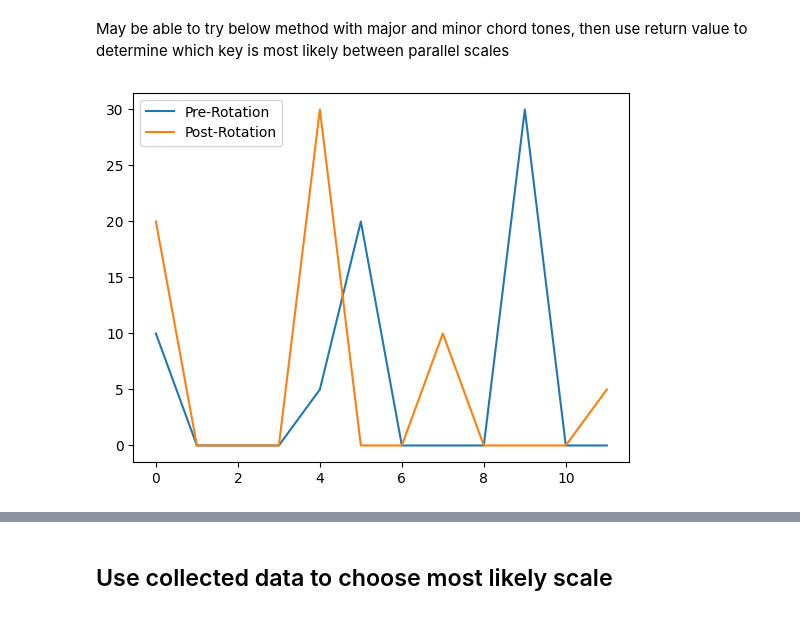
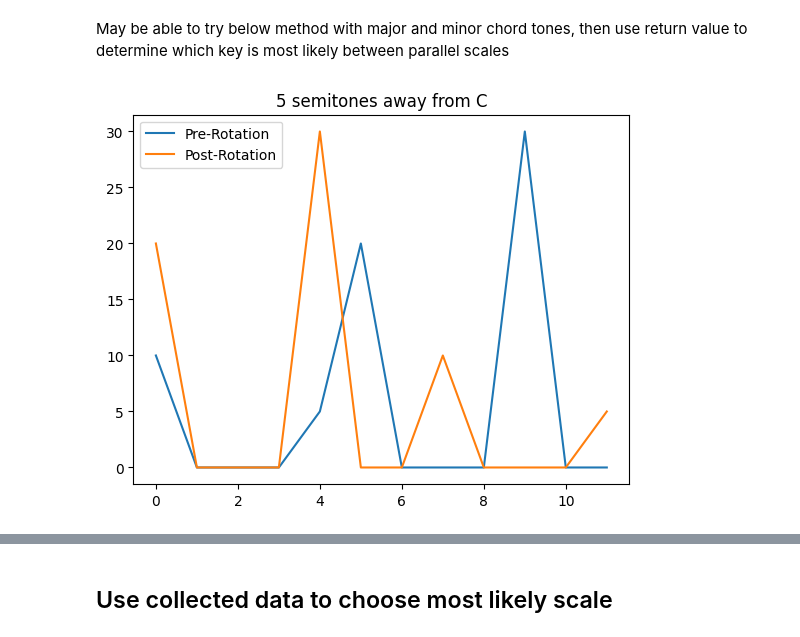
Before and after one commit to 1dagord/chord-guessr, a Jupyter notebook: PostprocessSongData.ipynb, the cells around one changed output, grey strips where cells are left out. Drawn from its saved outputs; the diff is of its cells as text; code cells hidden in the pictures.

```diff
--- a/PostprocessSongData.ipynb
+++ b/PostprocessSongData.ipynb
@@ -130,7 +130,7 @@ print(len(instrumental_data))
 # %%
 # test data reads
 
-ind = list(instrumental_data.keys())[90]
+ind = list(instrumental_data.keys())[0]
 samples, seconds = instrumental_data[ind]
 
 print(ind)
@@ -618,6 +642,9 @@ def get_closest_pitch(freq: float) -> str:
                  class and octave number
     """
     oc_freqs = get_freqs_in_octave(freq)
+    if oc_freqs.size == 0:
+        oc_freqs = get_freqs_in_octave(transpose_freq(freq))
+
     oc_freqs -= freq
     oc_freqs = np.abs(oc_freqs)
     ind = np.argmin(oc_freqs) # index of closest
@@ -792,9 +833,6 @@ def get_dist_to_C(p_vec: np.array) -> int:
 # %%
 def get_dist_to_C_with_quality(p_vec: np.array, verbose=False) -> int:
     """
-        TODO: Make the weights of chord tones depend on
-              number of distinct pitches in window
-
         Returns number of semitones to shift DOWN
         (rotate) to make most likely root index 0
 
@@ -807,7 +845,8 @@ def get_dist_to_C_with_quality(p_vec: np.array, verbose=False) -> int:
                  if major, `quality` = True
     """
     DIATONIC_WEIGHT = 1.0
-    CHROMATIC_WEIGHT = 0.05
+    CHROMATIC_WEIGHT = 0.01
+
     pitch_names = ["C", "C#/Db", "D", "D#/Eb","E",
                    "F", "F#/Gb", "G", "G#/Ab", "A",
                    "A#/Bb", "B"]
@@ -817,37 +856,40 @@ def get_dist_to_C_with_quality(p_vec: np.array, verbose=False) -> int:
     minor_chord_weights = np.array([CHROMATIC_WEIGHT]*12)
 
     # roots
-    major_chord_weights[0] = 0.6*DIATONIC_WEIGHT
-    minor_chord_weights[0] = 0.6*DIATONIC_WEIGHT
+    major_chord_weights[0] = 0.65*DIATONIC_WEIGHT
+    minor_chord_weights[0] = 0.65*DIATONIC_WEIGHT
 
     # perfect fifths
-    major_chord_weights[7] = 0.4*DIATONIC_WEIGHT
-    minor_chord_weights[7] = 0.4*DIATONIC_WEIGHT
+    major_chord_weights[7] = 0.5*DIATONIC_WEIGHT
+    minor_chord_weights[7] = 0.5*DIATONIC_WEIGHT
 
     # thirds
-    minor_chord_weights[3] = 0.9*DIATONIC_WEIGHT          # minor 3
-    major_chord_weights[4] = 0.9*DIATONIC_WEIGHT          # major 3
+    minor_chord_weights[3] = DIATONIC_WEIGHT          # minor 3
+    major_chord_weights[4] = DIATONIC_WEIGHT          # major 3
 
     # ----- Upper Chord Extensions -----
 
     # chord sevenths
-    minor_chord_weights[10] = 0.5*DIATONIC_WEIGHT    # minor 7
-    major_chord_weights[11] = 0.5*DIATONIC_WEIGHT    # major 7
+    minor_chord_weights[10] = 0.7*DIATONIC_WEIGHT    # minor 7
+    major_chord_weights[11] = 0.7*DIATONIC_WEIGHT    # major 7
 
     # chord ninths
-    minor_chord_weights[2] = 0.7*DIATONIC_WEIGHT
-    major_chord_weights[2] = 0.7*DIATONIC_WEIGHT
+    minor_chord_weights[2] = 0.3*DIATONIC_WEIGHT
+    major_chord_weights[2] = 0.3*DIATONIC_WEIGHT
 
     # ----- Tendency Tones -----
 
-    major_chord_weights[5] = 0.4*DIATONIC_WEIGHT    # 4 -> 3
-    minor_chord_weights[8] = 0.4*DIATONIC_WEIGHT    # 6 -> 5
+    major_chord_weights[5] = 0.2*DIATONIC_WEIGHT    # 4 -> 3
+    minor_chord_weights[8] = 0.2*DIATONIC_WEIGHT    # 6 -> 5
 
 
     # find shift that maximizes weight chord tones
     quality = True
     max_val = 0
     shift = 0
+
+    if verbose:
+        print("Pitch Vector:", [float(val) for val in p_vec])
 
     # check both major and minor modes
     for chord_weights in [major_chord_weights, minor_chord_weights]:
@@ -868,7 +910,7 @@ def get_dist_to_C_with_quality(p_vec: np.array, verbose=False) -> int:
             # prints shift value, weighted sum, and weighted pitch vector
             if verbose:
                 key = pitch_names[-i]
-                print(f"{key}\t{np.round(np.sum(pv), 3)}\t{[float(val) for val in pv]}")
+                print(f"{key}\t{np.round(np.sum(pv), 3)}\t{[round(float(val), 5) for val in pv]}")
 
             if np.sum(pv) > max_val:
                 max_val = np.sum(pv)
@@ -879,25 +921,26 @@ def get_dist_to_C_with_quality(p_vec: np.array, verbose=False) -> int:
     # return semitones to shift
     return shift, quality
 # %%
-# test get_dist_to_C(...)
+# test get_dist_to_C(...) and get_dist_to_C_with_quality(...)
 
 # C major 7 chord, emphasized 3
 test_arr = np.array([20, 0, 0, 0, 30, 0, 0, 10, 0, 0, 0, 5]).astype(np.float32)
 
 test_arr = np.roll(test_arr, 5)
 
 test_shift, quality = get_dist_to_C_with_quality(test_arr)
 
 test_q = deque(test_arr)
 test_q.rotate(test_shift)
 
 plt.plot(test_arr, label="Pre-Rotation")
 plt.plot(test_q, label="Post-Rotation")
+plt.title(f"{12-test_shift} semitones away from C")
 plt.legend()
 plt.show()
 plt.close()
 # %% [output]
-[figure, old version]
+[figure, new version]
 # %%
 def get_scale_from_vector(p_vec: list) -> str:
     """
```
Also changed, not shown: parts of 24 cells of this notebook.
